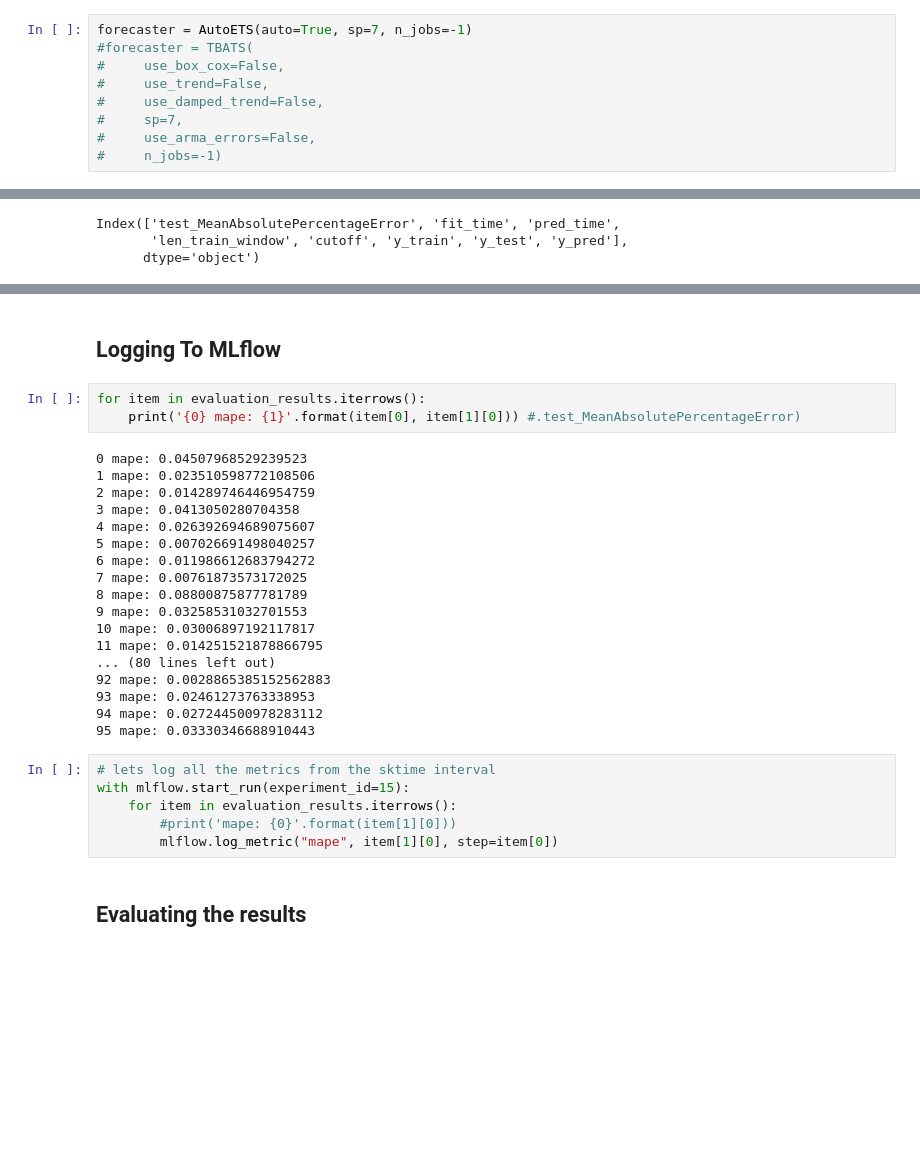
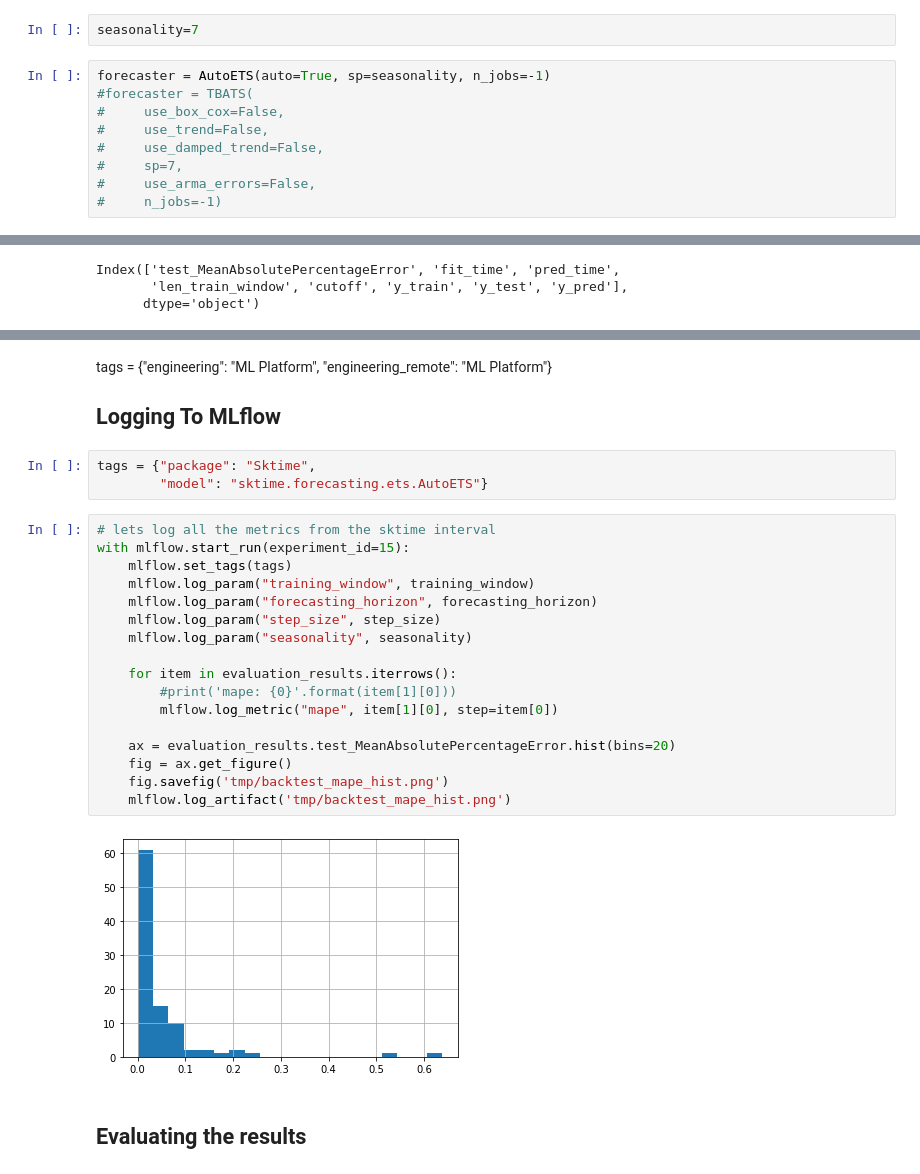
Before and after one commit to Data-drone/timeseries_mlflow, a Jupyter notebook: Sktime_Forecasting.ipynb, the cells around one changed output, grey strips where cells are left out. Saved outputs shown, nothing was run; the diff lists cells and outputs as text; blank space fills up the shorter version.

Commit message:
added tags and params and artifacts

```diff
--- a/Sktime_Forecasting.ipynb
+++ b/Sktime_Forecasting.ipynb
@@ -56,8 +60,10 @@ cv.get_n_splits(y=train['total_rides'])
 ## Fitting Models
 # %%
 from sktime.forecasting.model_evaluation import evaluate
+# %%
+seasonality=7
 # %%
-forecaster = AutoETS(auto=True, sp=7, n_jobs=-1)
+forecaster = AutoETS(auto=True, sp=seasonality, n_jobs=-1)
 #forecaster = TBATS(
 #     use_box_cox=False,
 #     use_trend=False,
@@ -83,35 +89,32 @@ evaluation_results.head()
 | 2 | 0.014290 | 0.514723 | 0.003836 | 56 | 2013-10-09 | pickup_date 2013-08-15 473737.0 2... | pickup_date 2013-10-16 481692.0 F... | 2013-10-16 488624.790454 Freq: D,... |
 | 3 | 0.041305 | 0.075667 | 0.003775 | 56 | 2013-10-16 | pickup_date 2013-08-22 471540.0 2... | pickup_date 2013-10-23 502007.0 F... | 2013-10-23 481691.159945 Freq: D,... |
 | 4 | 0.026393 | 0.073516 | 0.003196 | 56 | 2013-10-23 | pickup_date 2013-08-29 456095.0 2... | pickup_date 2013-10-30 489569.0 F... | 2013-10-30 502662.835954 Freq: D,... |
-# %% [markdown]
-## Logging To MLflow
-# %%
-for item in evaluation_results.iterrows():
-    print('{0} mape: {1}'.format(item[0], item[1][0])) #.test_MeanAbsolutePercentageError)
-# %% [output]
-0 mape: 0.04507968529239523
-1 mape: 0.023510598772108506
-2 mape: 0.014289746446954759
-3 mape: 0.0413050280704358
-4 mape: 0.026392694689075607
-5 mape: 0.007026691498040257
-6 mape: 0.011986612683794272
-7 mape: 0.00761873573172025
-8 mape: 0.08800875877781789
-9 mape: 0.03258531032701553
-10 mape: 0.03006897192117817
-11 mape: 0.014251521878866795
-... (80 lines left out)
-92 mape: 0.0028865385152562883
-93 mape: 0.02461273763338953
-94 mape: 0.027244500978283112
-95 mape: 0.03330346688910443
+# %% [markdown]
+tags = {"engineering": "ML Platform",
+        "engineering_remote": "ML Platform"}
+## Logging To MLflow
+# %%
+tags = {"package": "Sktime",
+        "model": "sktime.forecasting.ets.AutoETS"}
 # %%
 # lets log all the metrics from the sktime interval
 with mlflow.start_run(experiment_id=15):
+    mlflow.set_tags(tags)
+    mlflow.log_param("training_window", training_window)
+    mlflow.log_param("forecasting_horizon", forecasting_horizon)
+    mlflow.log_param("step_size", step_size)
+    mlflow.log_param("seasonality", seasonality)
+
     for item in evaluation_results.iterrows():
         #print('mape: {0}'.format(item[1][0]))
         mlflow.log_metric("mape", item[1][0], step=item[0])
+
+    ax = evaluation_results.test_MeanAbsolutePercentageError.hist(bins=20)
+    fig = ax.get_figure()
+    fig.savefig('tmp/backtest_mape_hist.png')
+    mlflow.log_artifact('tmp/backtest_mape_hist.png')
+# %% [output]
+[figure, added]
 # %% [markdown]
 ## Evaluating the results
 # %%
```
Also changed, not shown: parts of 4 cells of this notebook.
